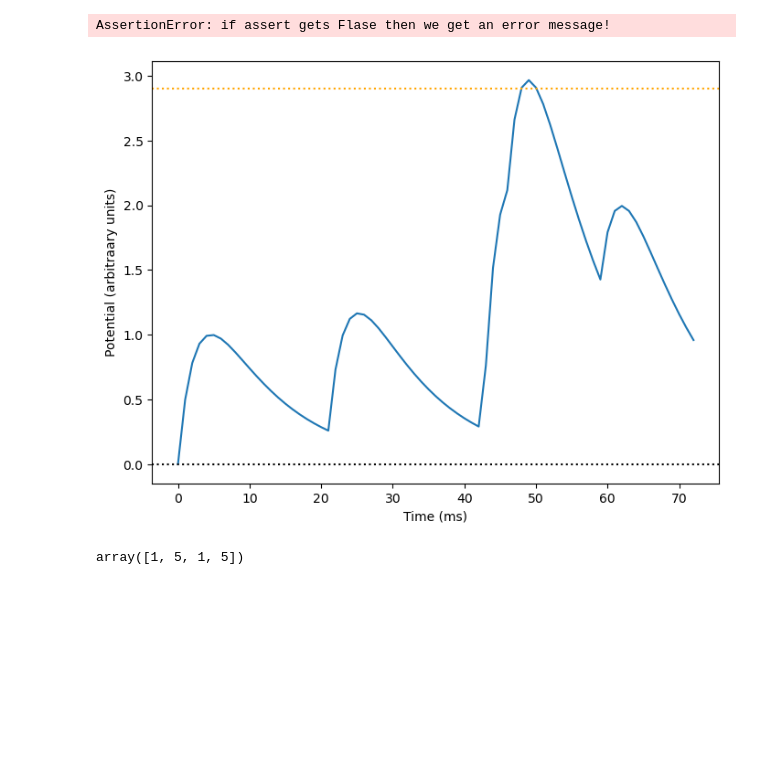
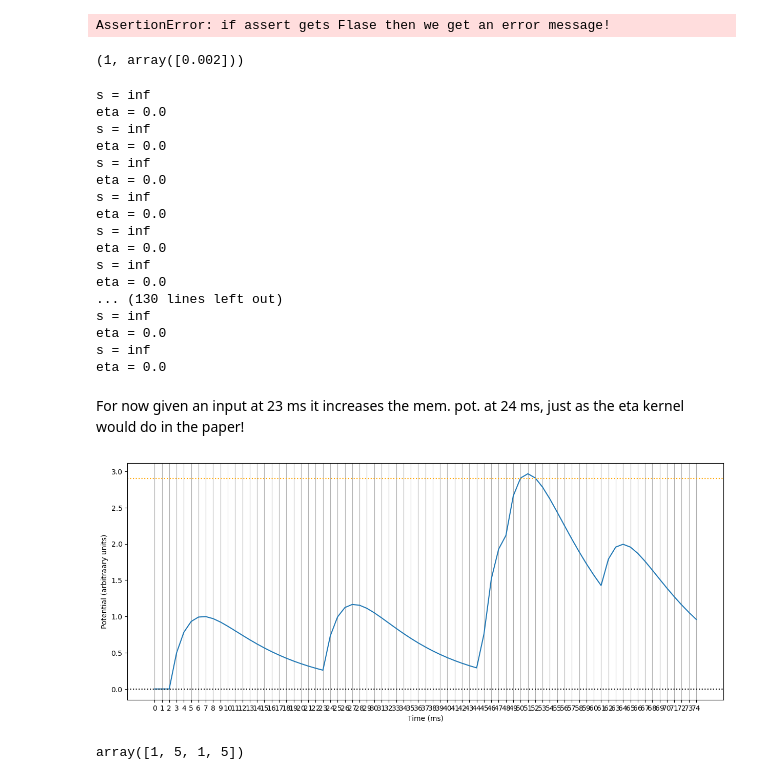
Before and after one commit to mehranfaraji/STDP-Finds-Start-of-Patterns, a Jupyter notebook: dev.ipynb, the cells around one changed output. Saved outputs shown, nothing was run; the diff lists cells and outputs as text; code cells hidden in the pictures; blank space fills up the shorter version.

Commit message:
Developing a small package for SRM model and STDP

```diff
--- a/dev.ipynb
+++ b/dev.ipynb
@@ -43,0 +31,4 @@ class Synapse():
+# %%
+## so the idea is that write these variables in a py file and then
+## import them in the notebook/py file and use them to initialize the objects
+DEFAULT_DT = 0.001
@@ -160,8 +316,14 @@ model = SRM(N=3,
             tau_s=0.0025,
             K1=2,
             K2=4,
-            input_window= 7 * 0.010, # Maximum time [second] to ignore inputs before it by kernels
+            window_time= 7 * 0.010, # Maximum time [second] to ignore inputs before it by kernels
             train_mode= True )
+# %%
+it = 3
+idx = np.searchsorted(spikes_t, it*dt, side='right')
+idx, spikes_t[:idx]
+# %% [output]
+(1, array([0.002]))
 # %%
 model.t = 0 * dt
 model.compute_K()
@@ -170,23 +332,45 @@ model.dt = dt
 for it in range(75):
     model.t = it * dt
     idx = np.searchsorted(spikes_t, it*dt, side='right')
-    model.forward(spikes_t[:idx], tmp_w[:idx])
+    model.forward(spikes_t[:idx], tmp_w[:idx], current_t= it*dt)
+# %% [output]
+s = inf
+eta = 0.0
+s = inf
+eta = 0.0
+s = inf
+eta = 0.0
+s = inf
+eta = 0.0
+s = inf
+eta = 0.0
+s = inf
+eta = 0.0
+... (130 lines left out)
+s = inf
+eta = 0.0
+s = inf
+eta = 0.0
+# %% [markdown]
+For now given an input at 23 ms it increases the mem. pot. at 24 ms, just as the eta kernel would do in the paper!
 # %%
 def plot_membrane_potential(potential_rec, threshold):
-        plt.figure(figsize=(8,6))
+        plt.figure(figsize=(15,6))
+        plt.grid(visible=True, which='major', axis='x')
+        plt.xticks(np.arange(0, len(potential_rec), 1))
         plt.plot(np.arange(0,len(potential_rec),1), potential_rec)
         # spikes = np.where(spike_train ==1)[1]
         # for spk in spikes:
             # plt.axvline(spk, linestyle='-.', color='gray')
         plt.axhline(threshold, linestyle='dotted', color='orange')
         plt.axhline(0, linestyle='dotted', color='k')
         plt.xlabel('Time (ms)')
         plt.ylabel('Potential (arbitraary units)')
         plt.show()
 
 plot_membrane_potential(model.potential_rec, 2.9)
 # %% [output]
-[figure, old version]
+[figure, new version]
 # %%
 def tmp_w_creator(w_j):
     return w[w_j]
```
Also changed, not shown: parts of 7 cells of this notebook.
